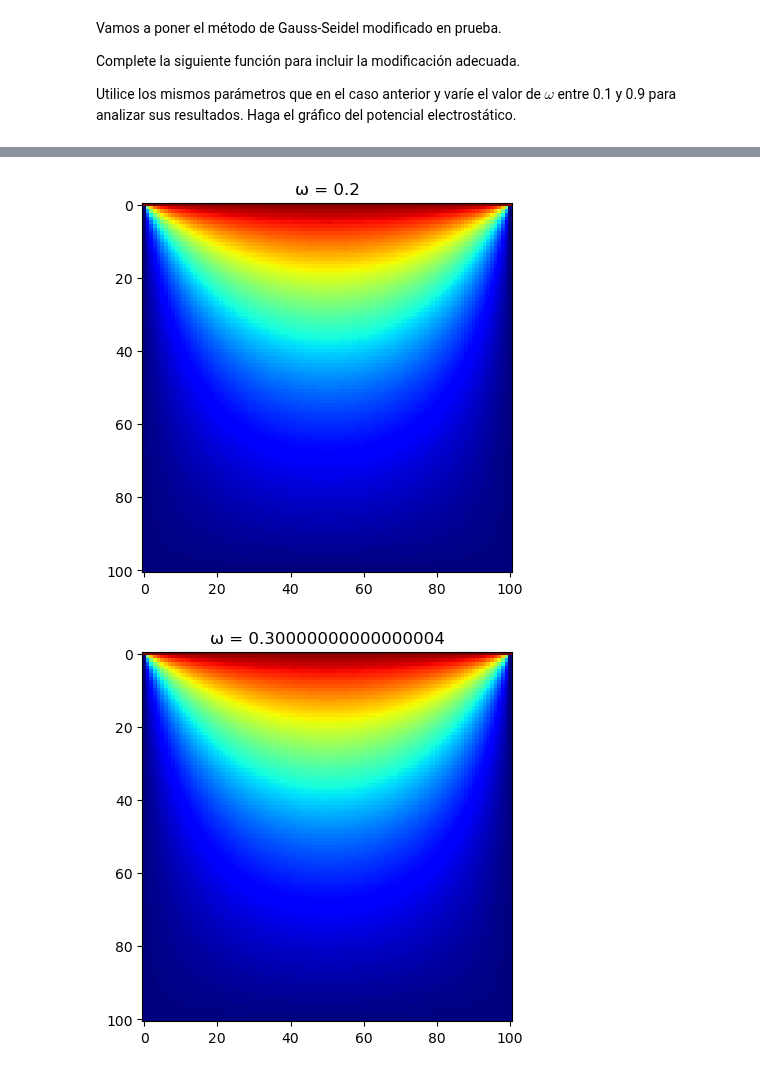
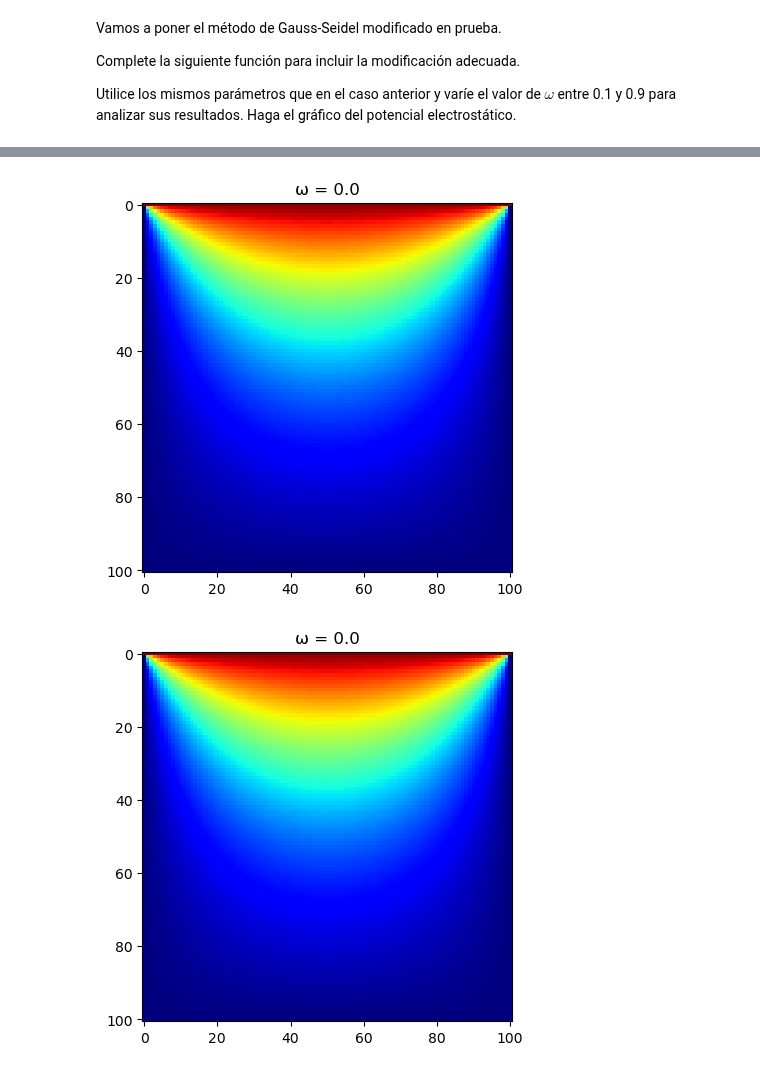
Before and after one commit to HernanBC/LabsComputacional, a Jupyter notebook: lab15/PDE.ipynb, the cells around one changed output, grey strips where cells are left out. Saved outputs shown, nothing was run; the diff lists cells and outputs as text; code cells hidden in the pictures.

```diff
--- a/lab15/PDE.ipynb
+++ b/lab15/PDE.ipynb
@@ -311,16 +311,16 @@ def gauss_seidel_modified(M, V, omega, tolerance):
 # %%
 omega_list = np.arange(0.1,1,0.1)
 
 for i in range(len(omega_list)):
 	fig, ax = plt.subplots(1,1)
 	jacobi_vals , iterations = gauss_seidel_modified(100,1.0,omega_list[i], 1e-5)
 	ax.imshow(jacobi_vals)
 
-	ax.set_title(f"ω = {omega_list[i]}")
+	ax.set_title(f"ω = {np.round(omega_list[i])}")
 # %% [output]
 [figure]
 [figure]
-[figure, old version]
+[figure, new version]
 [figure]
 [figure]
 [figure]
```
Also changed, not shown: parts of 1 cell of this notebook, 1 other file.
